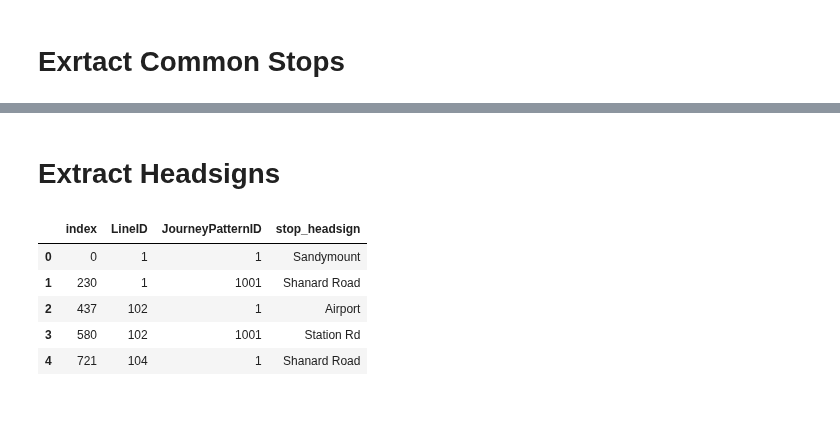
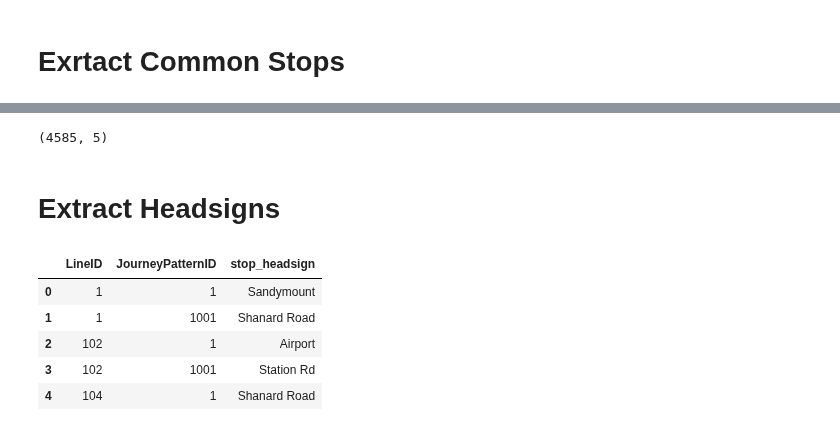
Before and after one commit to brokenloop/Research_practicum_2017, a Jupyter notebook: Data Analysis/Eoghan/Extract Common Stops,Lines,Routestations From Schedule and Line Data.ipynb, the cells around one changed output, grey strips where cells are left out. Cells and saved outputs as stored; diff of their text form; code cells hidden in the pictures.

Commit message:
Common Timetable extracted

```diff
--- a/Data Analysis/Eoghan/Extract Common Stops,Lines,Routestations From Schedule and Line Data.ipynb
+++ b/Data Analysis/Eoghan/Extract Common Stops,Lines,Routestations From Schedule and Line Data.ipynb
@@ -27,3 +98,4 @@ final_stops = final_stops.sort_values('StopID').reset_index()
 # %%
-our_stops = final_stops.drop('index',1)
+our_stops = final_stops.reset_index()
+our_stops = our_stops.drop('index',1)
 # all_stops.StopID.value_counts()
@@ -29,0 +123,4 @@ our_stops = final_stops.drop('index',1)
+# %%
+our_stops = our_stops.reset_index()
+# %%
+our_stops = our_stops.drop('index', 1)
@@ -47,4 +208,4 @@ schedule.shape
 # %%
-routestations = pd.merge(schedule, our_stops, on='StopID')
+routestations = pd.merge(schedule, our_stops, on=['StopID','JourneyPatternID','LineID'])
 routestations.shape
 # %% [output]
@@ -112 +297,5 @@ stops
+# %%
+common_stops.shape
+# %% [output]
+(4585, 5)
 # %%
@@ -118,11 +307,12 @@ lines = routestations[['LineID','JourneyPatternID','stop_headsign']]
 # %%
 lines = lines.drop_duplicates()
 lines = lines.reset_index()
+lines = lines.drop('index',1)
 lines.head()
 # %% [output]
-|  | index | LineID | JourneyPatternID | stop_headsign |
-| 0 | 0 | 1 | 1 | Sandymount |
-| 1 | 230 | 1 | 1001 | Shanard Road |
-| 2 | 437 | 102 | 1 | Airport |
-| 3 | 580 | 102 | 1001 | Station Rd |
-| 4 | 721 | 104 | 1 | Shanard Road |
+|  | LineID | JourneyPatternID | stop_headsign |
+| 0 | 1 | 1 | Sandymount |
+| 1 | 1 | 1001 | Shanard Road |
+| 2 | 102 | 1 | Airport |
+| 3 | 102 | 1001 | Station Rd |
+| 4 | 104 | 1 | Shanard Road |
```
Also changed, not shown: parts of 58 cells of this notebook.
